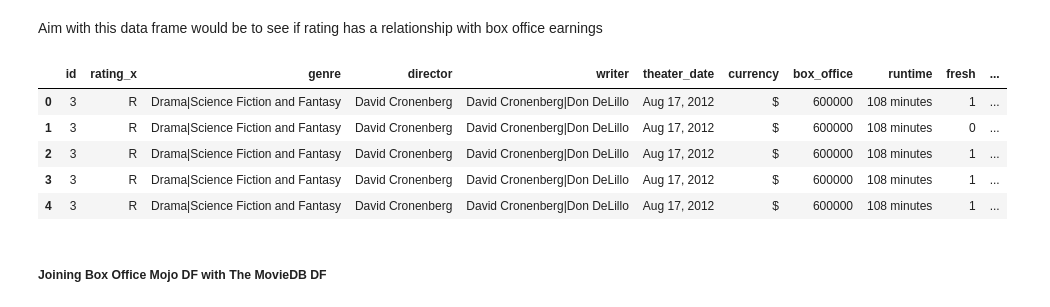
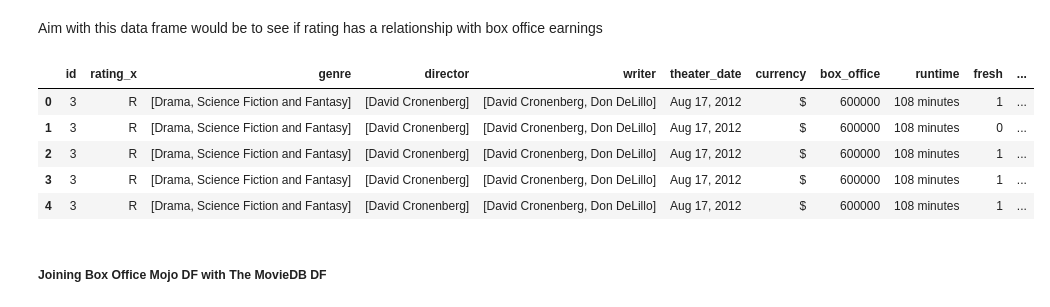
Before and after one commit to Brandon-Meyer0/git-dat-money, a Jupyter notebook: Capstone Group 1A.ipynb, the cells around one changed output. Cells and saved outputs as stored; diff of their text form; code cells hidden in the pictures.

```diff
--- a/Capstone Group 1A.ipynb
+++ b/Capstone Group 1A.ipynb
@@ -635,22 +636,25 @@ Aim with this data frame would be to see if rating has a relationship with box o
 # %%
 #Perform inner join on id
 box_rotten_tomatoes = pd.merge(box_officeDF, rtDF_reviews, on='id', how='inner')
 
 #View results
 # rotten_tomatoes_full.head()
 
 #Drop unnecessary columns
 box_rotten_tomatoes.drop(columns=['rating_y','critic','review'],inplace=True)
 
 #View results
+box_rotten_tomatoes["genre"] = box_rotten_tomatoes["genre"].str.split("|")
+box_rotten_tomatoes["director"] = box_rotten_tomatoes["director"].str.split("|")
+box_rotten_tomatoes["writer"] = box_rotten_tomatoes["writer"].str.split("|")
 box_rotten_tomatoes.head()
 # %% [output]
 |  | id | rating_x | genre | director | writer | theater_date | currency | box_office | runtime | fresh | ... |
-| 0 | 3 | R | Drama|Science Fiction and Fantasy | David Cronenberg | David Cronenberg|Don DeLillo | Aug 17, 2012 | $ | 600000 | 108 minutes | 1 | ... |
-| 1 | 3 | R | Drama|Science Fiction and Fantasy | David Cronenberg | David Cronenberg|Don DeLillo | Aug 17, 2012 | $ | 600000 | 108 minutes | 0 | ... |
-| 2 | 3 | R | Drama|Science Fiction and Fantasy | David Cronenberg | David Cronenberg|Don DeLillo | Aug 17, 2012 | $ | 600000 | 108 minutes | 1 | ... |
-| 3 | 3 | R | Drama|Science Fiction and Fantasy | David Cronenberg | David Cronenberg|Don DeLillo | Aug 17, 2012 | $ | 600000 | 108 minutes | 1 | ... |
-| 4 | 3 | R | Drama|Science Fiction and Fantasy | David Cronenberg | David Cronenberg|Don DeLillo | Aug 17, 2012 | $ | 600000 | 108 minutes | 1 | ... |
+| 0 | 3 | R | [Drama, Science Fiction and Fantasy] | [David Cronenberg] | [David Cronenberg, Don DeLillo] | Aug 17, 2012 | $ | 600000 | 108 minutes | 1 | ... |
+| 1 | 3 | R | [Drama, Science Fiction and Fantasy] | [David Cronenberg] | [David Cronenberg, Don DeLillo] | Aug 17, 2012 | $ | 600000 | 108 minutes | 0 | ... |
+| 2 | 3 | R | [Drama, Science Fiction and Fantasy] | [David Cronenberg] | [David Cronenberg, Don DeLillo] | Aug 17, 2012 | $ | 600000 | 108 minutes | 1 | ... |
+| 3 | 3 | R | [Drama, Science Fiction and Fantasy] | [David Cronenberg] | [David Cronenberg, Don DeLillo] | Aug 17, 2012 | $ | 600000 | 108 minutes | 1 | ... |
+| 4 | 3 | R | [Drama, Science Fiction and Fantasy] | [David Cronenberg] | [David Cronenberg, Don DeLillo] | Aug 17, 2012 | $ | 600000 | 108 minutes | 1 | ... |
 # %% [markdown]
 ##### Joining Box Office Mojo DF with The MovieDB DF
 # %% [markdown]
```
Also changed, not shown: parts of 17 cells of this notebook.
